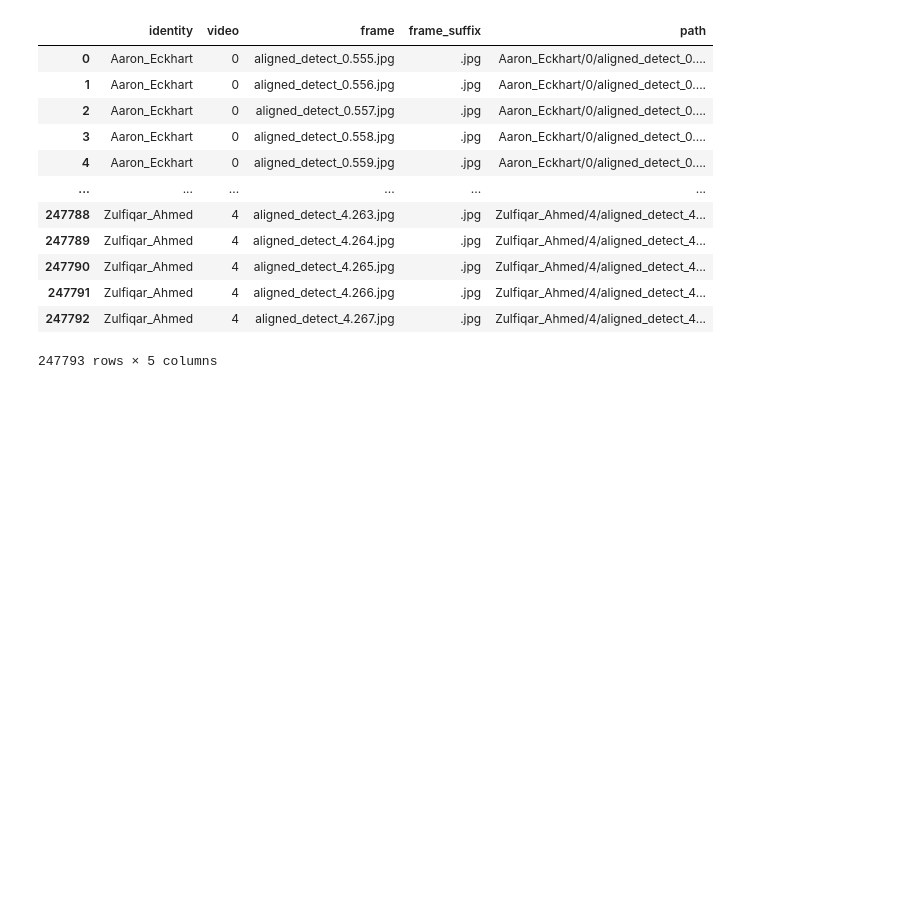
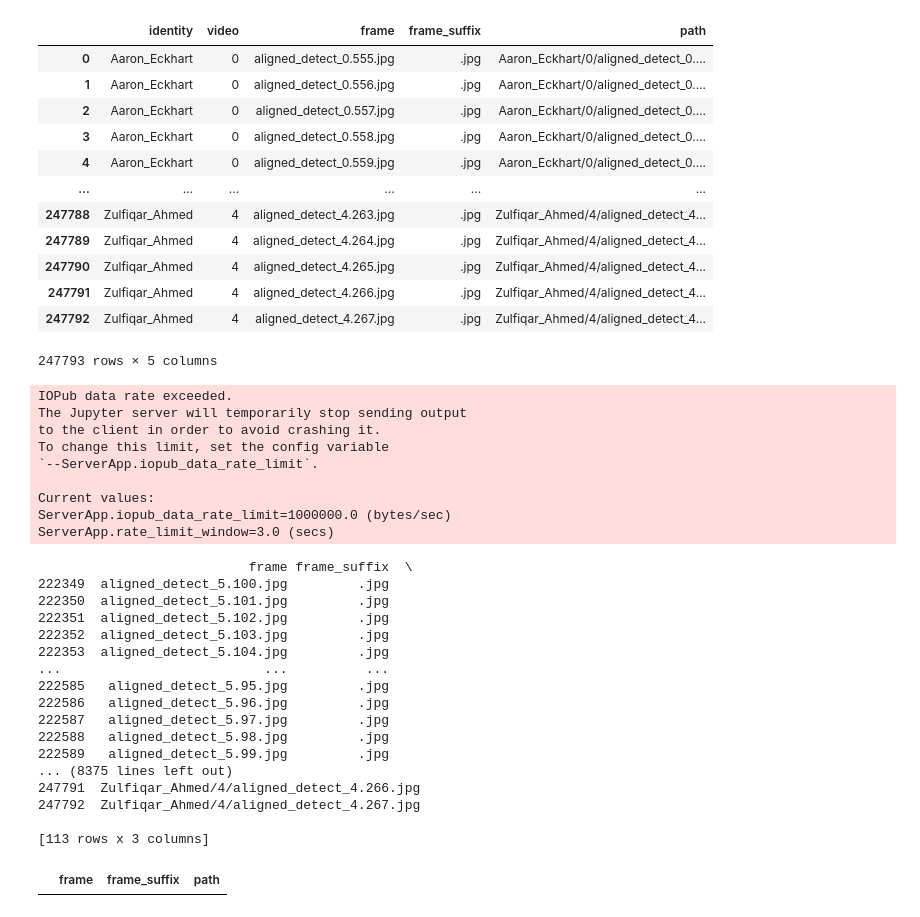
Before and after one commit to wagpa/meles, a Jupyter notebook: src/notebooks/04_aggreagtor_comparison.ipynb, the cells around one changed output. Cells and saved outputs as stored; diff of their text form; code cells hidden in the pictures; blank space fills up the shorter version.

```diff
--- a/src/notebooks/04_aggreagtor_comparison.ipynb
+++ b/src/notebooks/04_aggreagtor_comparison.ipynb
@@ -54,3 +51,33 @@ aggregators = [
 ]
 # %%
 for aggregator in aggregators:
+# %%
+dataset.groupby(["identity", "video"]).apply(lambda x: print(x))
+# %% [output]
+IOPub data rate exceeded.
+The Jupyter server will temporarily stop sending output
+to the client in order to avoid crashing it.
+To change this limit, set the config variable
+`--ServerApp.iopub_data_rate_limit`.
+
+Current values:
+ServerApp.iopub_data_rate_limit=1000000.0 (bytes/sec)
+ServerApp.rate_limit_window=3.0 (secs)
+                           frame frame_suffix  \
+222349  aligned_detect_5.100.jpg         .jpg
+222350  aligned_detect_5.101.jpg         .jpg
+222351  aligned_detect_5.102.jpg         .jpg
+222352  aligned_detect_5.103.jpg         .jpg
+222353  aligned_detect_5.104.jpg         .jpg
+...                          ...          ...
+222585   aligned_detect_5.95.jpg         .jpg
+222586   aligned_detect_5.96.jpg         .jpg
+222587   aligned_detect_5.97.jpg         .jpg
+222588   aligned_detect_5.98.jpg         .jpg
+222589   aligned_detect_5.99.jpg         .jpg
+... (8375 lines left out)
+247791  Zulfiqar_Ahmed/4/aligned_detect_4.266.jpg
+247792  Zulfiqar_Ahmed/4/aligned_detect_4.267.jpg
+
+[113 rows x 3 columns]
+|  | frame | frame_suffix | path |
```
Also changed, not shown: parts of 6 cells of this notebook, 17 other files.
